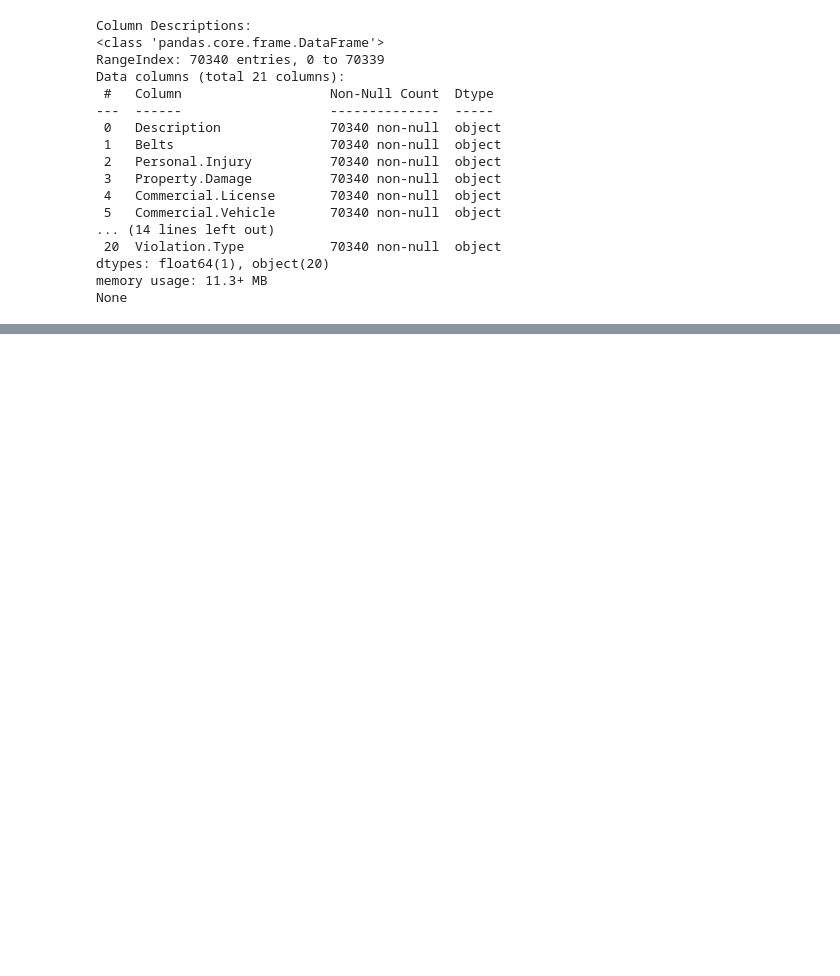
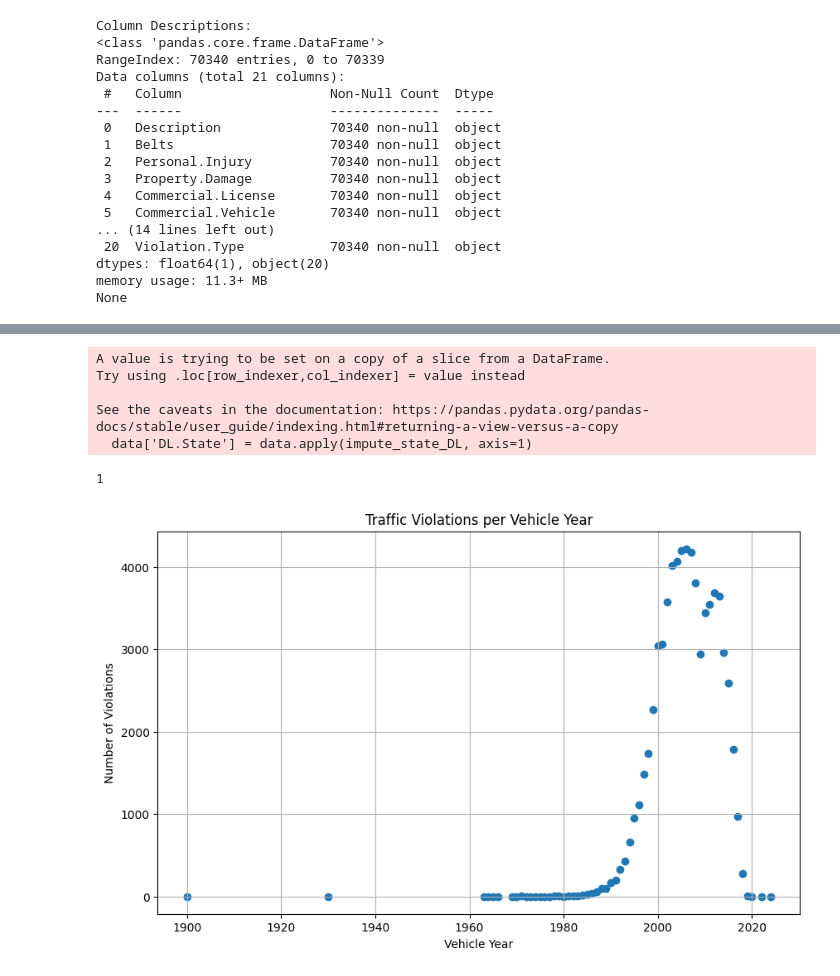
Before and after one commit to ChristopherianSulaiman/CSE_151A, a Jupyter notebook: CSE_151A_Project.ipynb, the cells around one changed output, grey strips where cells are left out. Saved outputs shown, nothing was run; the diff lists cells and outputs as text; code cells hidden in the pictures; blank space fills up the shorter version.

```diff
--- a/CSE_151A_Project.ipynb
+++ b/CSE_151A_Project.ipynb
@@ -165,0 +318,10 @@ plt.show()
+# %%
+# For missing Driver's hometown city, most of the data are centered around a few very popular cities. Logically, Driver's city should match with their States.
+# So we will impute missing data in 'Driver.City' by randomly sampling other observed value within the same 'Driver.State' and taking into account their frequency.
+all_cities = data.groupby('Driver.State')['Driver.City'].value_counts()
+impute_cities = lambda row: random.choices(all_cities[row['Driver.State']].index, weights=all_cities[row['Driver.State']].values, k=1)[0] if \
+    pd.isnull(row['Driver.City']) and row['Driver.City'] in all_cities else row['Driver.State'] if row['Driver.City'] not in all_cities and \
+    pd.isnull(row['Driver.City']) else row['Driver.City']
+data['Driver.City'] = data.apply(impute_cities, axis = 1)
+# In the case when the missing city does not have any observations of any city in the same state in the dataset, we will set the model to be the state name
+# to preserve the fact that this observation is of a city that is different from all other observations in dataset.
@@ -165,0 +362,45 @@ plt.show()
+# %%
+# Now we apply the same logic to impute missing values in Driver's License issue state ('DL.State')
+prop_state_hometown = without_missing_state[without_missing_state['DL.State'] == without_missing_state['Driver.State']].shape[0] / without_missing_state.shape[0]
+prop_state_state = without_missing_state[(without_missing_state['DL.State'] != without_missing_state['Driver.State']) &
+                                      (without_missing_state['DL.State'] == without_missing_state['State'])].shape[0] / without_missing_state.shape[0]
+prop_state_diff = 1 - prop_state_hometown - prop_state_state
+all_states = without_missing_state['DL.State'].value_counts()
+def impute_state_DL(row):
+    state_prob = random.choices(['home', 'state', 'other'], weights = [prop_state_hometown, prop_state_state, prop_state_diff], k=1)[0]
+    if state_prob == 'home':
+      return row['Driver.State']
+    elif state_prob == 'state':
+      return row['State']
+    else:
+      return random.choices(all_states.index, weights=all_states.values, k=1)[0]
+data['DL.State'] = data.apply(impute_state_DL, axis=1)
+# %% [output]
+A value is trying to be set on a copy of a slice from a DataFrame.
+Try using .loc[row_indexer,col_indexer] = value instead
+
+See the caveats in the documentation: https://pandas.pydata.org/pandas-docs/stable/user_guide/indexing.html#returning-a-view-versus-a-copy
+  data['DL.State'] = data.apply(impute_state_DL, axis=1)
+# %%
+# Now that our dataset does not contain missing values
+print(data.isnull().sum().sum())
+# %% [output]
+1
+# %%
+from datetime import datetime
+current_year = datetime.now().year
+
+# Filter the data for realistic vehicle years
+filtered_data = data[(data['Year'] >= 1900) & (data['Year'] <= current_year)]
+yearly_counts_filtered = filtered_data.groupby('Year').size()
+
+# Create a scatter plot of the number of traffic violations per filtered vehicle year
+plt.figure(figsize=(10, 6))
+plt.scatter(yearly_counts_filtered.index, yearly_counts_filtered.values)
+plt.title('Traffic Violations per Vehicle Year')
+plt.xlabel('Vehicle Year')
+plt.ylabel('Number of Violations')
+plt.grid(True)
+plt.show()
+# %% [output]
+[figure, added]
```
Also changed, not shown: parts of 18 cells of this notebook.
